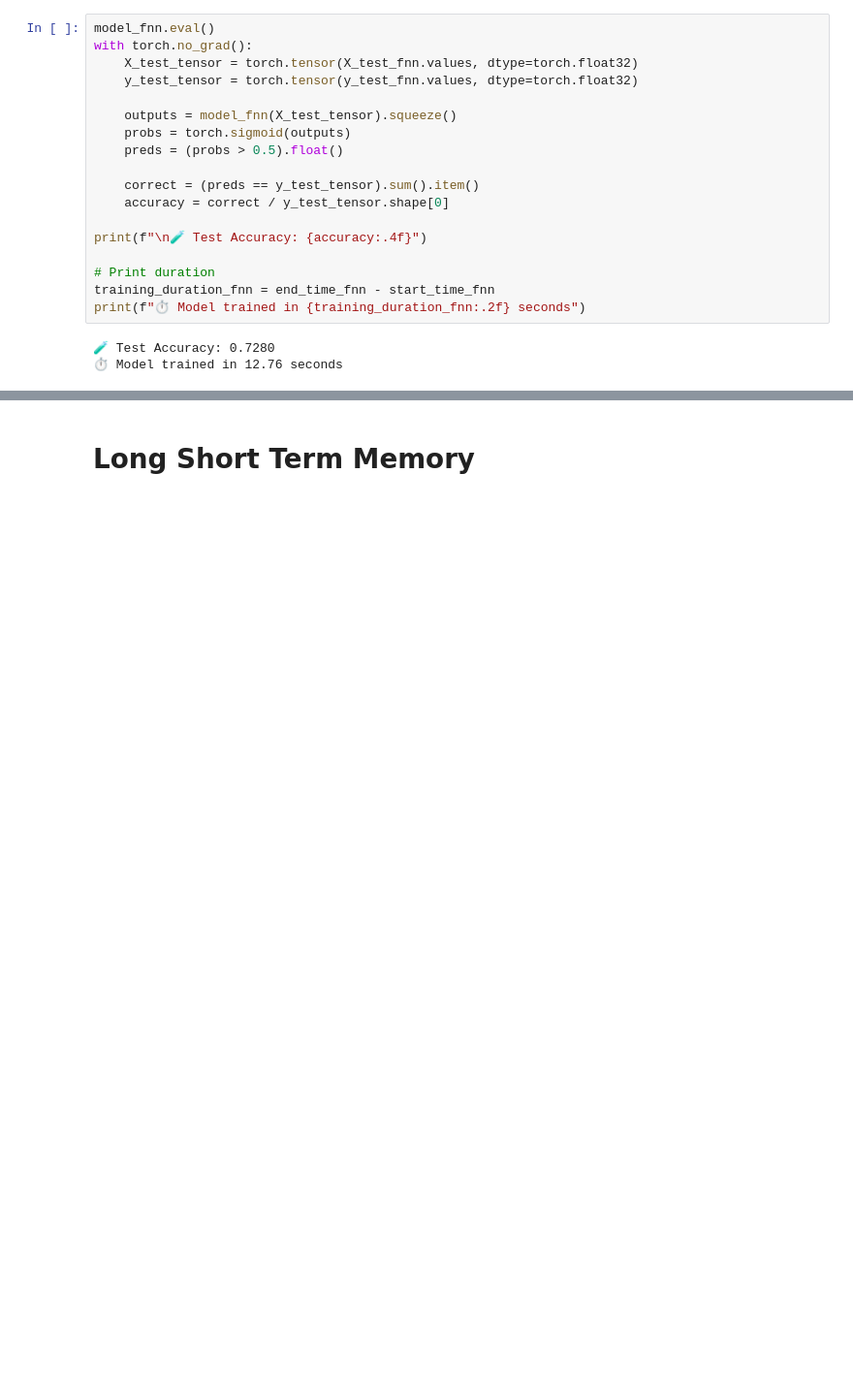
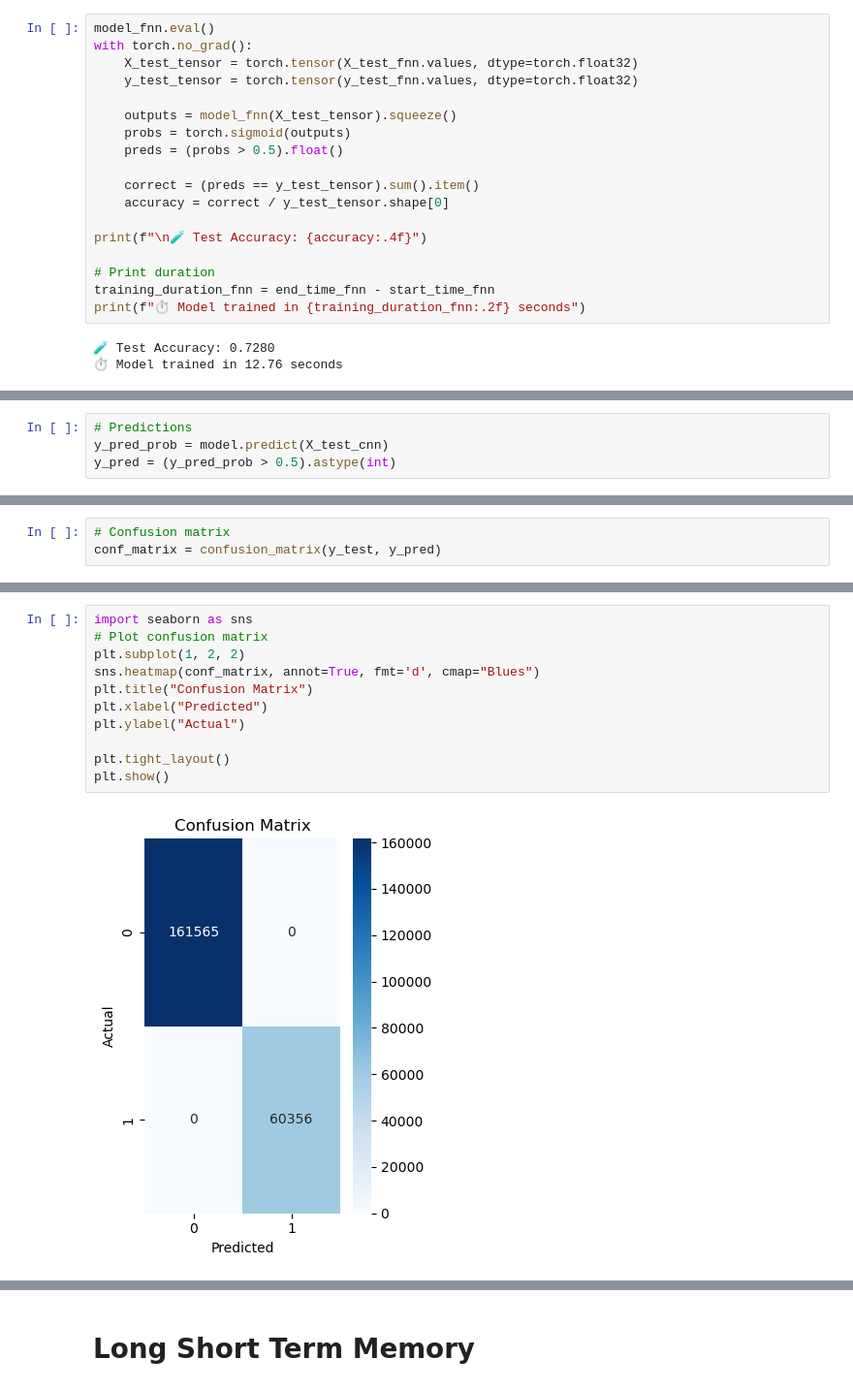
Before and after one commit to afnanaghai4/thesis, a Jupyter notebook: model_training.ipynb, the cells around one changed output, grey strips where cells are left out. Shown at 97% size. Cells and saved outputs as stored; diff of their text form; blank space fills up the shorter version.

```diff
--- a/model_training.ipynb
+++ b/model_training.ipynb
@@ -482,0 +565,4 @@ print(f"⏱️ Model trained in {training_duration_fnn:.2f} seconds")
+# %%
+# Predictions
+y_pred_prob = model.predict(X_test_cnn)
+y_pred = (y_pred_prob > 0.5).astype(int)
@@ -482,0 +584,3 @@ print(f"⏱️ Model trained in {training_duration_fnn:.2f} seconds")
+# %%
+# Confusion matrix
+conf_matrix = confusion_matrix(y_test, y_pred)
@@ -482,0 +600,13 @@ print(f"⏱️ Model trained in {training_duration_fnn:.2f} seconds")
+# %%
+import seaborn as sns
+# Plot confusion matrix
+plt.subplot(1, 2, 2)
+sns.heatmap(conf_matrix, annot=True, fmt='d', cmap="Blues")
+plt.title("Confusion Matrix")
+plt.xlabel("Predicted")
+plt.ylabel("Actual")
+
+plt.tight_layout()
+plt.show()
+# %% [output]
+[figure, added]
```
Also changed, not shown: parts of 32 cells of this notebook, 1 other file.
